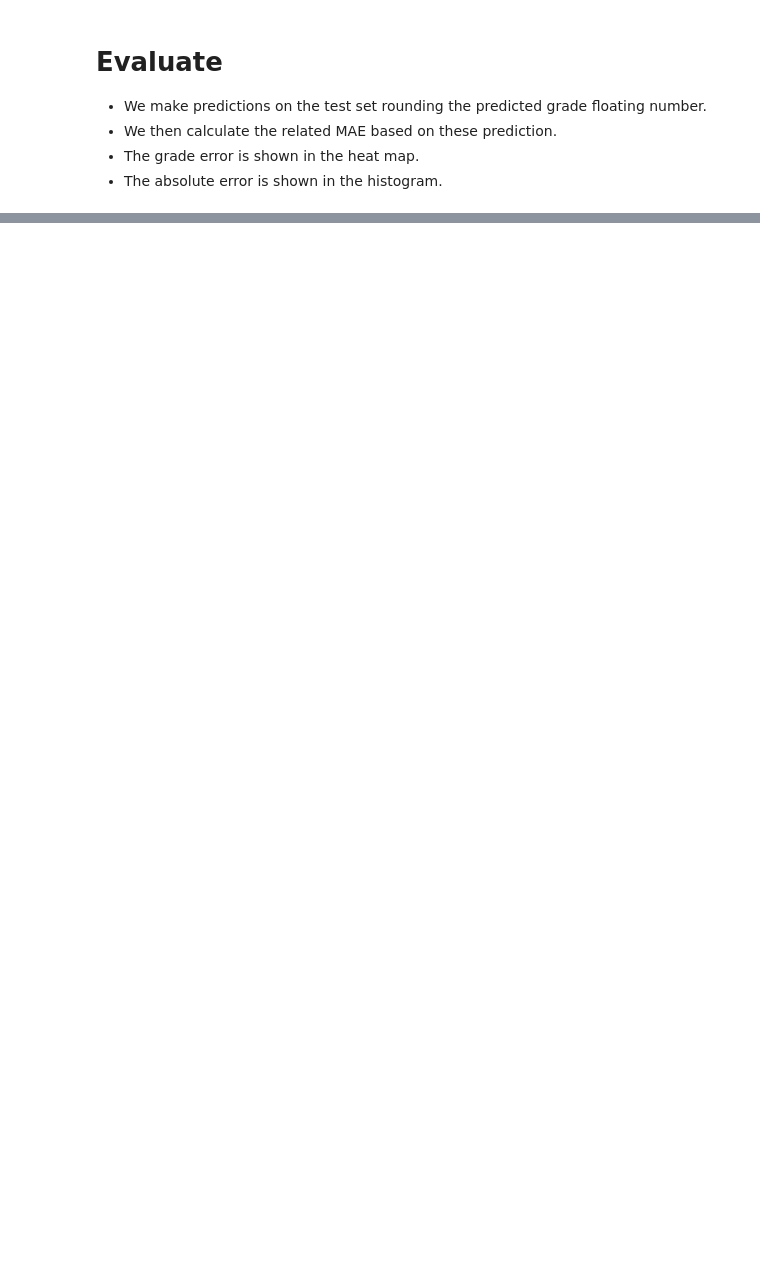
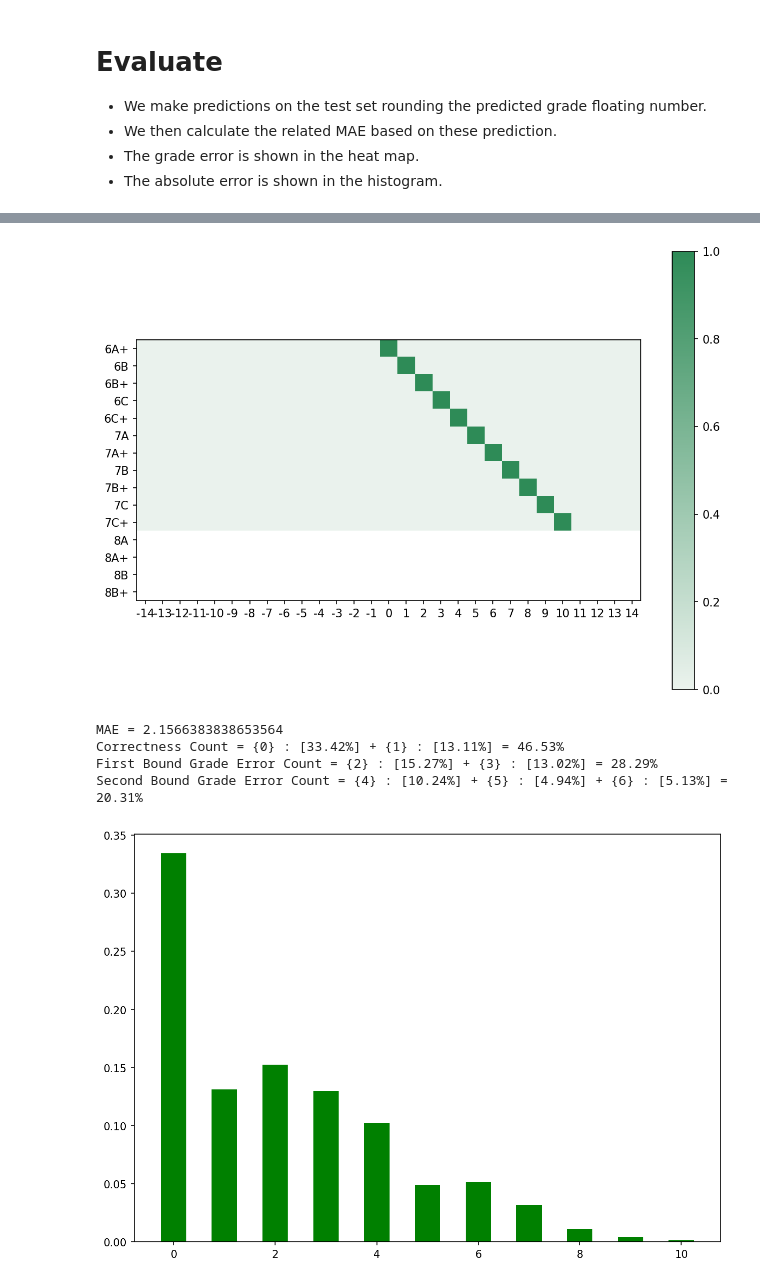
Before and after one commit to ClementBM/climbing-moonboard-ai, a Jupyter notebook: notebooks/simple-encoder.ipynb, the cells around one changed output, grey strips where cells are left out. Drawn from its saved outputs; the diff is of its cells as text; code cells hidden in the pictures; blank space fills up the shorter version.

```diff
--- a/notebooks/simple-encoder.ipynb
+++ b/notebooks/simple-encoder.ipynb
@@ -213,0 +204,12 @@ Second Bound Grade Error Count = {4} : [11.93%] + {5} : [8.26%] + {6} : [6.42%]
+# %%
+evaluate(model=model,
+         call_model=call_model,
+         dataloader=eval_dataloader,
+         device=DEVICE)
+# %% [output]
+[figure, added]
+MAE = 2.1566383838653564
+Correctness Count = {0} : [33.42%] + {1} : [13.11%] = 46.53%
+First Bound Grade Error Count = {2} : [15.27%] + {3} : [13.02%] = 28.29%
+Second Bound Grade Error Count = {4} : [10.24%] + {5} : [4.94%] + {6} : [5.13%] = 20.31%
+[figure, added]
```
Also changed, not shown: parts of 14 cells of this notebook, 10 other files.
